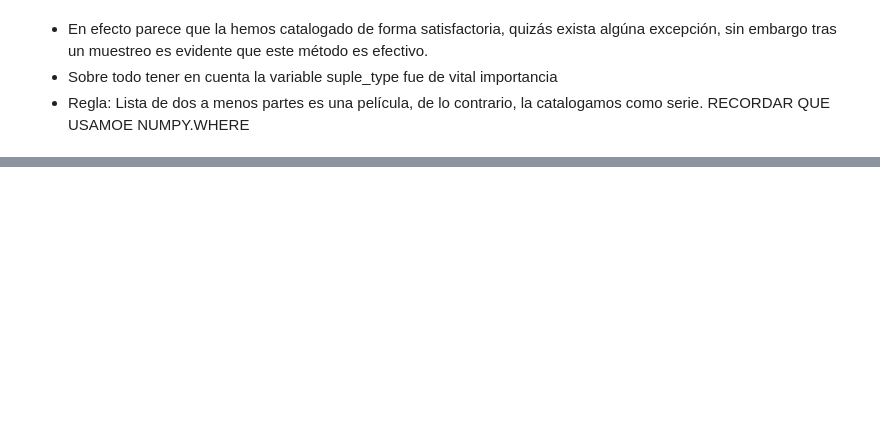
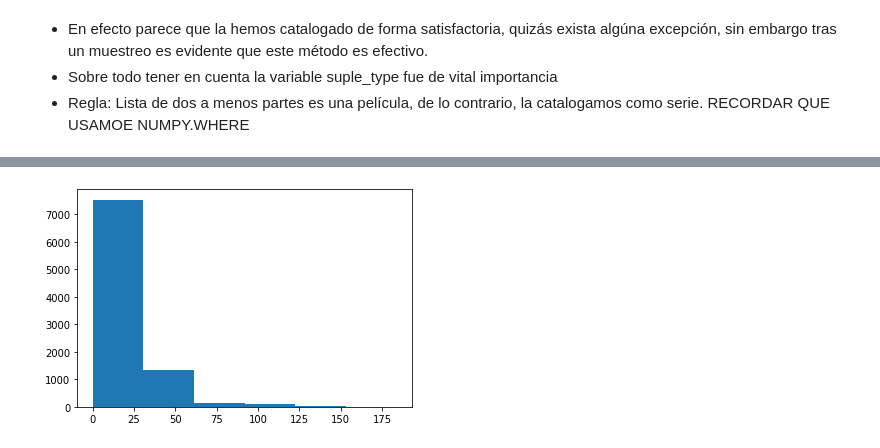
Before and after one commit to RoyalGuard97/Proyecto_Analisis_Netflix_Personal, a Jupyter notebook: analisis_data.ipynb, the cells around one changed output, grey strips where cells are left out. Saved outputs shown, nothing was run; the diff lists cells and outputs as text; code cells hidden in the pictures; blank space fills up the shorter version.

```diff
--- a/analisis_data.ipynb
+++ b/analisis_data.ipynb
@@ -830,0 +794,6 @@ df[condicion].sample(17)
+# %%
+#Ahora podemos visualizar la frecuencia según el tiempo de retención (x minuto) de cada título en un histograma.
+plt.hist(df["duration"], bins=6)
+plt.show()
+# %% [output]
+[figure, added]
```
Also changed, not shown: parts of 57 cells of this notebook.
